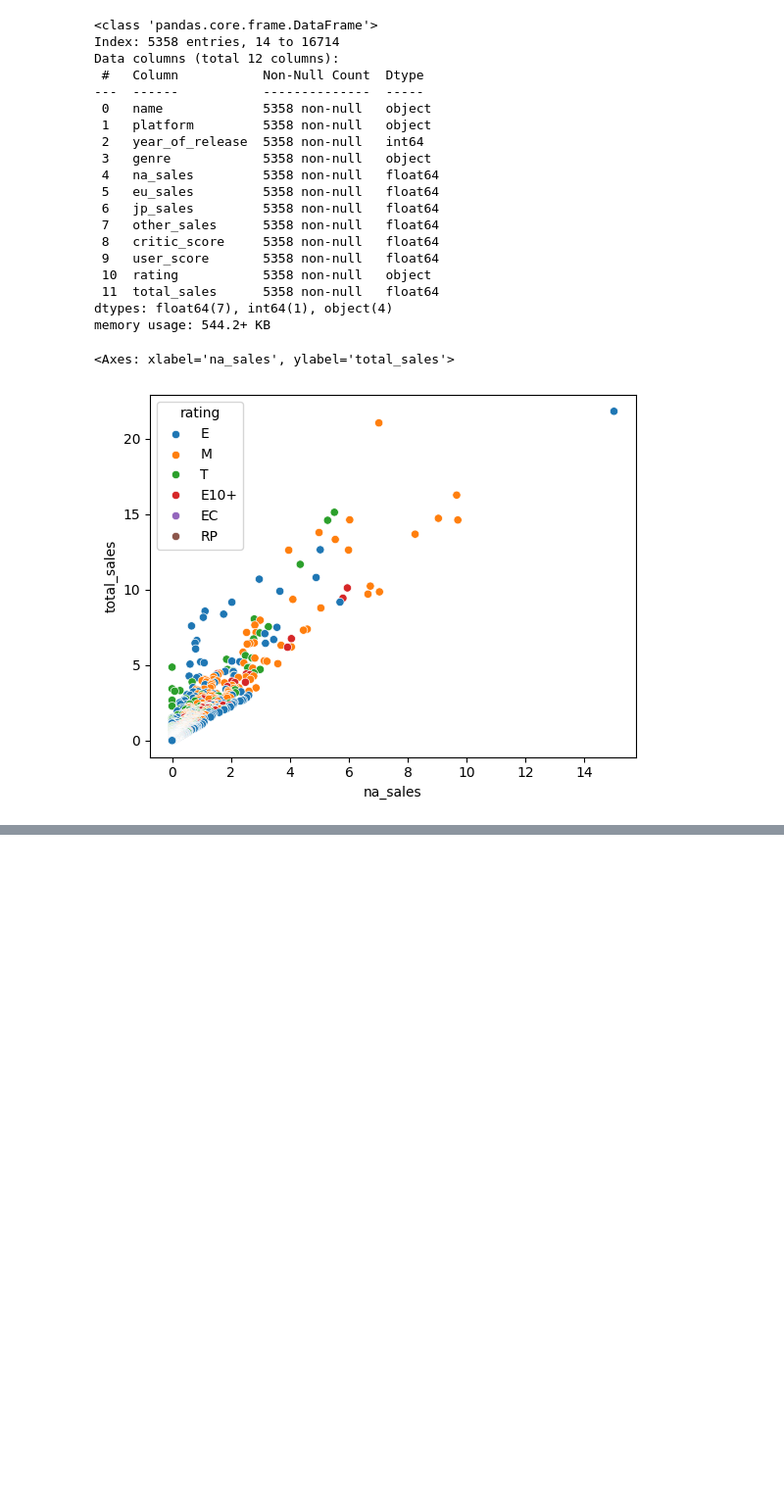
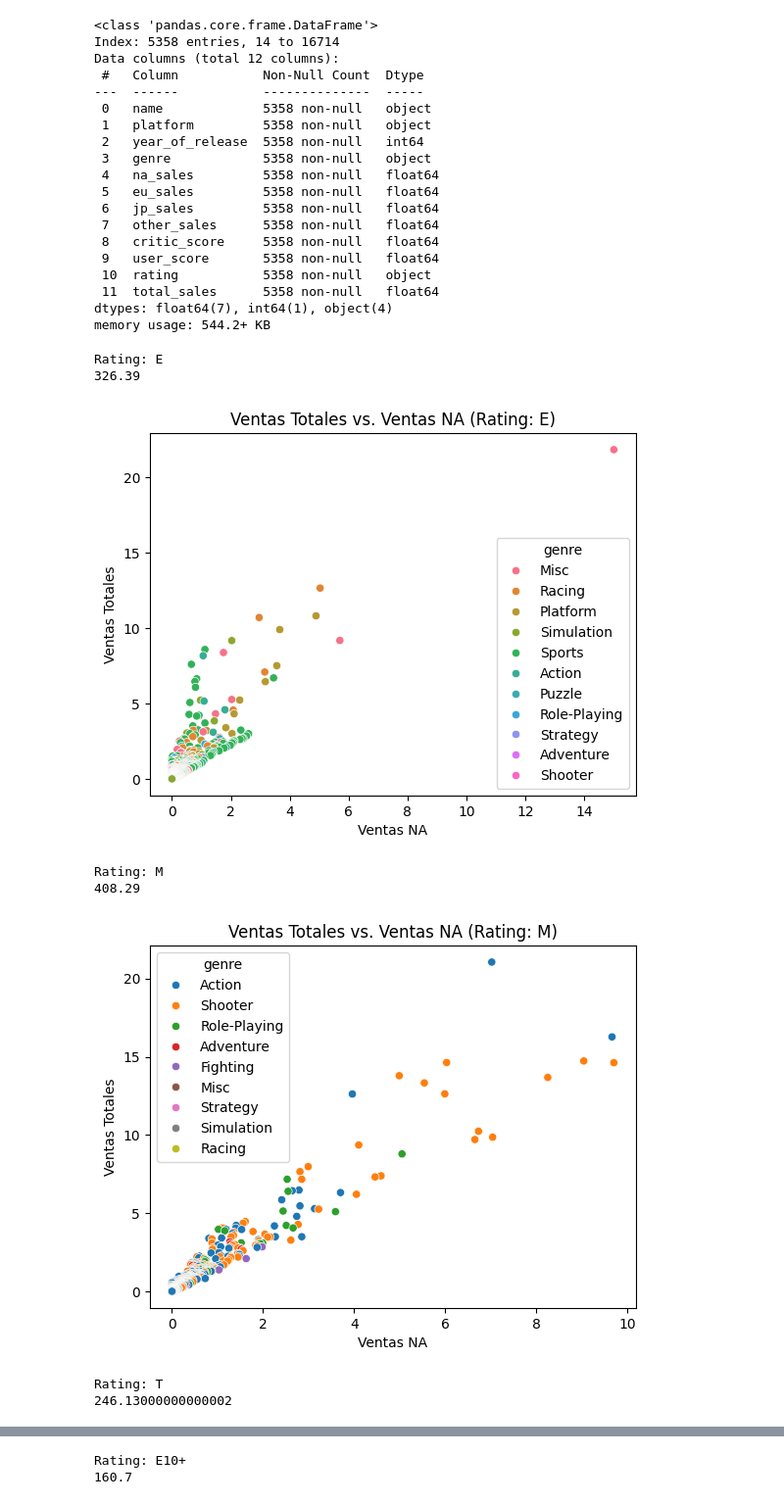
Before and after one commit to Davichobacter/data_science_tt, a Jupyter notebook: sprint_6/notebook.ipynb, the cells around one changed output, grey strips where cells are left out. Shown at 98% size. Drawn from its saved outputs; the diff is of its cells as text; code cells hidden in the pictures; blank space fills up the shorter version.

```diff
--- a/sprint_6/notebook.ipynb
+++ b/sprint_6/notebook.ipynb
@@ -439,2 +411,0 @@ def impute_rating_with_genre_mode(row):
-# %%
-df['rating'] = df.apply(impute_rating_with_genre_mode, axis=1)
@@ -1385,8 +1315,22 @@ Data columns (total 12 columns):
  11  total_sales      5358 non-null   float64
 dtypes: float64(7), int64(1), object(4)
 memory usage: 544.2+ KB
-# %%
-sns.scatterplot(data=period_data, x='na_sales', y='total_sales', hue='rating')
-# %% [output]
-<Axes: xlabel='na_sales', ylabel='total_sales'>
-[figure, removed]
+# %%
+for rating in period_data['rating'].unique():
+  print(f"Rating: {rating}")
+  print(period_data[period_data['rating'] == rating]['na_sales'].sum())
+  print()
+  sns.scatterplot(data=period_data[period_data['rating'] == rating], x='na_sales', y='total_sales', hue='genre')
+  plt.title(f'Ventas Totales vs. Ventas NA (Rating: {rating})')
+  plt.xlabel('Ventas NA')
+  plt.ylabel('Ventas Totales')
+  plt.show()
+# %% [output]
+Rating: E
+326.39
+[figure, added]
+Rating: M
+408.29
+[figure, added]
+Rating: T
+246.13000000000002
@@ -1392,0 +1338,2 @@ sns.scatterplot(data=period_data, x='na_sales', y='total_sales', hue='rating')
+Rating: E10+
+160.7
```
Also changed, not shown: parts of 6 cells of this notebook.
